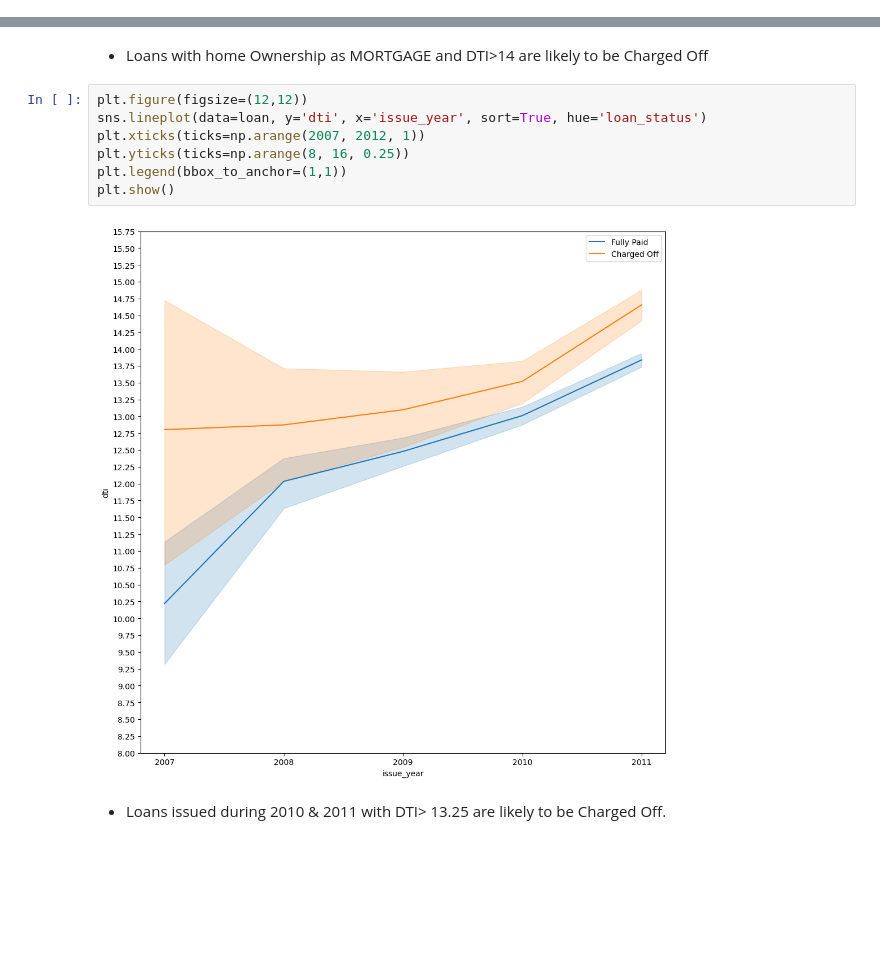
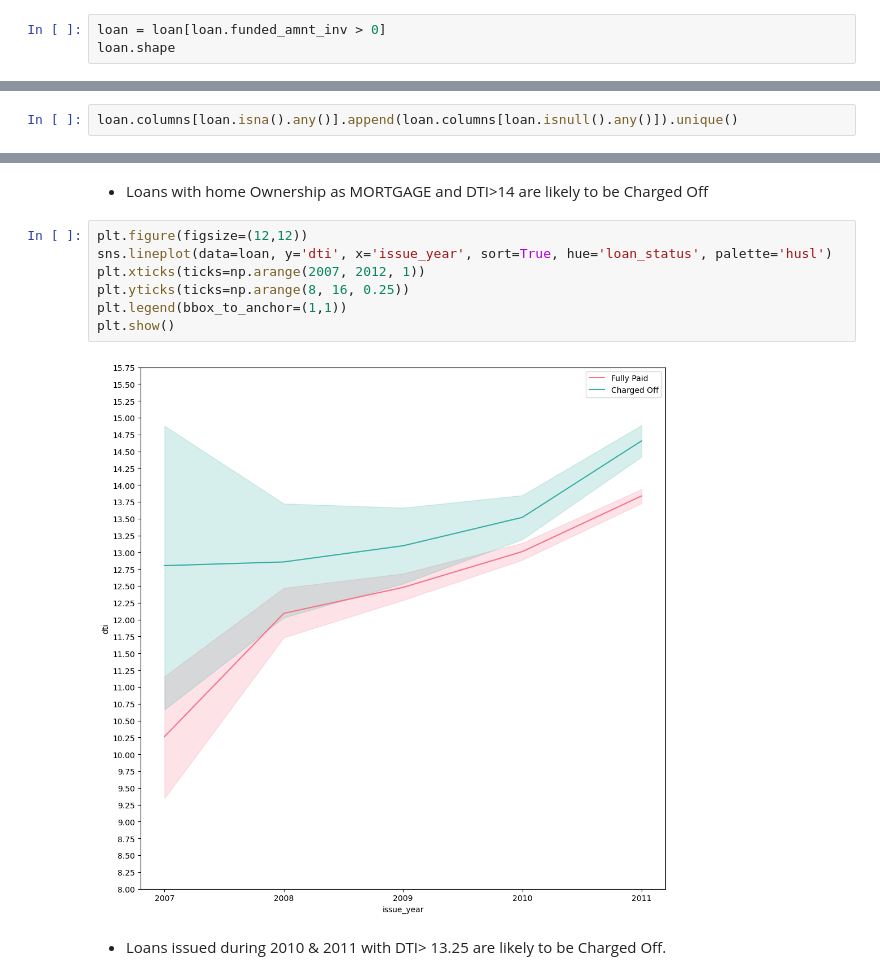
Before and after one commit to Vasista-Eranki/LendingClubCaseStudy, a Jupyter notebook: LendingClubCaseStudy.ipynb, the cells around one changed output, grey strips where cells are left out. Drawn from its saved outputs; the diff is of its cells as text; blank space fills up the shorter version.

Commit message:
Changes at Data Cleaning

```diff
--- a/LendingClubCaseStudy.ipynb
+++ b/LendingClubCaseStudy.ipynb
@@ -150,0 +163,3 @@ memory usage: 7.0+ MB
+# %%
+loan = loan[loan.funded_amnt_inv > 0]
+loan.shape
@@ -174,0 +172,2 @@ dtype: bool
+# %%
+loan.columns[loan.isna().any()].append(loan.columns[loan.isnull().any()]).unique()
@@ -753,12 +758,12 @@ plt.show()
 - Loans with home Ownership as MORTGAGE and DTI>14 are likely to be Charged Off
 # %%
 plt.figure(figsize=(12,12))
-sns.lineplot(data=loan, y='dti', x='issue_year', sort=True, hue='loan_status')
+sns.lineplot(data=loan, y='dti', x='issue_year', sort=True, hue='loan_status', palette='husl')
 plt.xticks(ticks=np.arange(2007, 2012, 1))
 plt.yticks(ticks=np.arange(8, 16, 0.25))
 plt.legend(bbox_to_anchor=(1,1))
 plt.show()
 # %% [output]
-[figure, old version]
+[figure, new version]
 # %% [markdown]
 - Loans issued during 2010 & 2011 with DTI> 13.25 are likely to be Charged Off.
```
Also changed, not shown: parts of 30 cells of this notebook.
